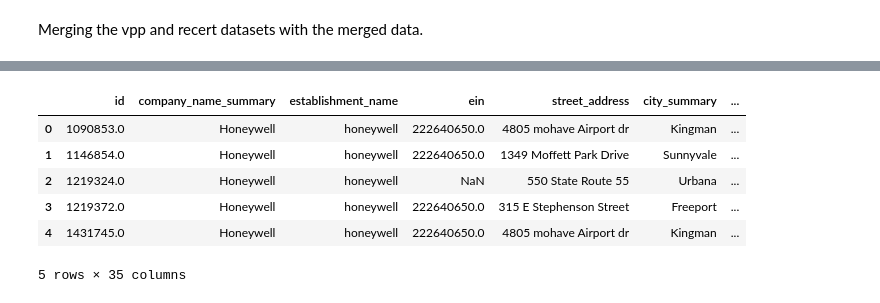
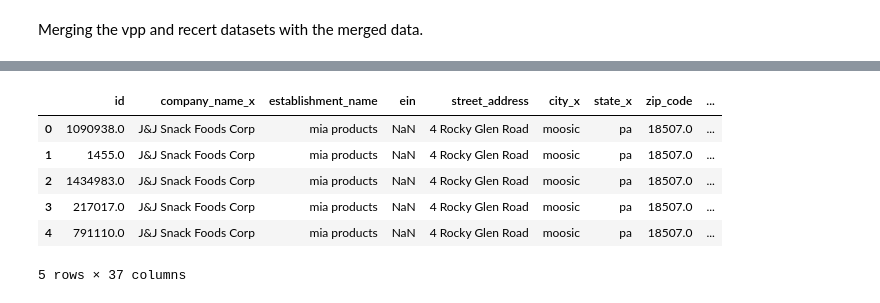
Before and after one commit to EdwinKingori/OSHASummaryReport, a Jupyter notebook: summary_data.ipynb, the cells around one changed output, grey strips where cells are left out. Cells and saved outputs as stored; diff of their text form; code cells hidden in the pictures.

```diff
--- a/summary_data.ipynb
+++ b/summary_data.ipynb
@@ -54,3 +34,6 @@ Index(['id', 'company_name', 'establishment_name', 'ein', 'street_address',
       dtype='object')
 # %% [markdown]
 Merging the vpp and recert datasets with the merged data.
+# %%
+new_vpp_df = pd.read_excel("NEW VPP.xlsx")
+new_vpp_df.head()
@@ -78,16 +103,14 @@ merging_results.to_csv("vpp_merged_revised.csv", index=False)
 # %%
-merging_recert = pd.merge(summary_df, recert_df,
+merging_results2 = pd.merge(summary_df, new_vpp_df_renamed,
                            left_on=['establishment_name'],
-                           right_on=['company_name'],
-                           suffixes=("_summary", "_recert"))
+                           right_on=['company_name'])
+merging_results2.head()
+# %% [output]
+|  | id | company_name_x | establishment_name | ein | street_address | city_x | state_x | zip_code | ... |
+| 0 | 1090938.0 | J&J Snack Foods Corp | mia products | NaN | 4 Rocky Glen Road | moosic | pa | 18507.0 | ... |
+| 1 | 1455.0 | J&J Snack Foods Corp | mia products | NaN | 4 Rocky Glen Road | moosic | pa | 18507.0 | ... |
+| 2 | 1434983.0 | J&J Snack Foods Corp | mia products | NaN | 4 Rocky Glen Road | moosic | pa | 18507.0 | ... |
+| 3 | 217017.0 | J&J Snack Foods Corp | mia products | NaN | 4 Rocky Glen Road | moosic | pa | 18507.0 | ... |
+| 4 | 791110.0 | J&J Snack Foods Corp | mia products | NaN | 4 Rocky Glen Road | moosic | pa | 18507.0 | ... |
+5 rows × 37 columns
-# %%
-merging_recert.head()
-# %% [output]
-|  | id | company_name_summary | establishment_name | ein | street_address | city_summary | ... |
-| 0 | 1090853.0 | Honeywell | honeywell | 222640650.0 | 4805 mohave Airport dr | Kingman | ... |
-| 1 | 1146854.0 | Honeywell | honeywell | 222640650.0 | 1349 Moffett Park Drive | Sunnyvale | ... |
-| 2 | 1219324.0 | Honeywell | honeywell | NaN | 550 State Route 55 | Urbana | ... |
-| 3 | 1219372.0 | Honeywell | honeywell | 222640650.0 | 315 E Stephenson Street | Freeport | ... |
-| 4 | 1431745.0 | Honeywell | honeywell | 222640650.0 | 4805 mohave Airport dr | Kingman | ... |
-5 rows × 35 columns
 # %%
```
Also changed, not shown: parts of 29 cells of this notebook.
